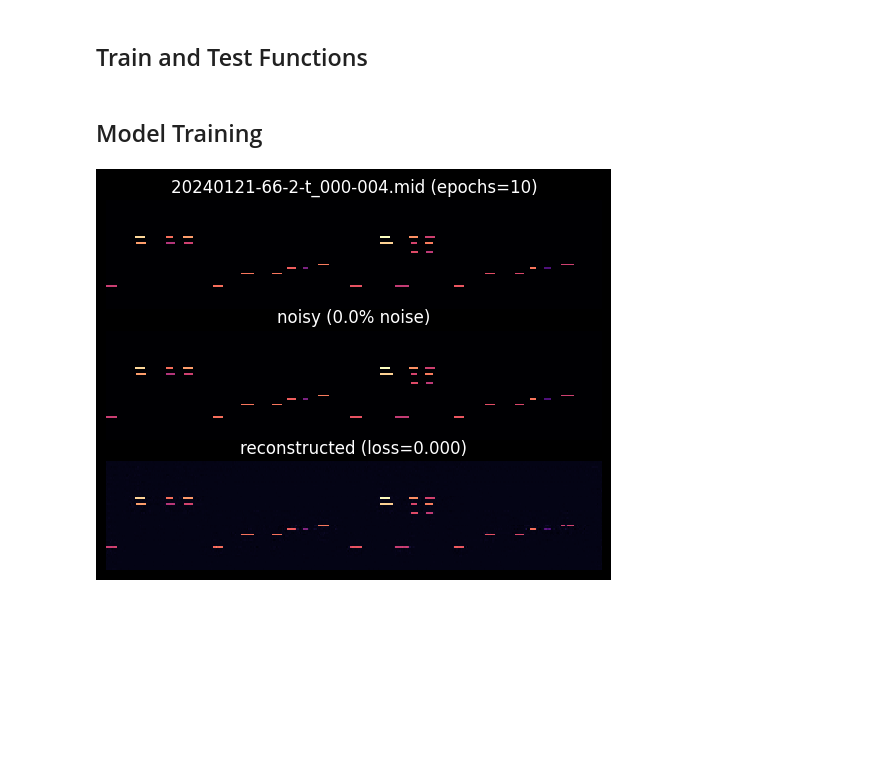
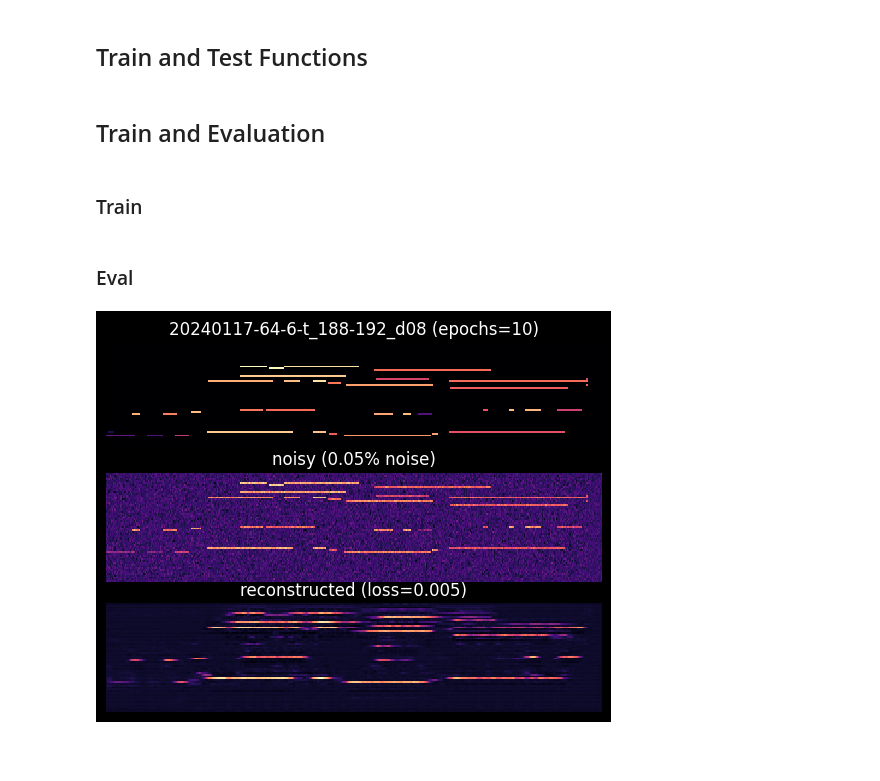
Before and after one commit to finlaymiller/autoencoder, a Jupyter notebook: autoencoder_clean.ipynb, the cells around one changed output. Drawn from its saved outputs; the diff is of its cells as text; code cells hidden in the pictures; blank space fills up the shorter version.

Commit message:
data augmentation is working

```diff
--- a/autoencoder_clean.ipynb
+++ b/autoencoder_clean.ipynb
@@ -190,19 +242,3 @@ torch.Size([32, 1, 60, 412])
-# %%
-def plot_images(images, titles, set_axis="off"):
-    num_images = len(images)
-    for num_plot in range(num_images):
-        plt.subplot(num_images, 1, num_plot + 1)
-        plt.imshow(
-            np.squeeze(images[num_plot]),
-            aspect="auto",
-            origin="lower",
-            cmap="magma",
-            interpolation="nearest",
-        )
-        plt.title(titles[num_plot])
-        plt.axis(set_axis)
-
-    plt.show()
 # %% [markdown]
 ## Autoencoder Setup
 # %% [markdown]
@@ -294,14 +330,13 @@ def train(net, trainLoader, num_epochs=NUM_EPOCHS, logging=True):
         writer = SummaryWriter(
             f"runs/{datetime.now().strftime('%y-%m-%d_%H%M%S')}_reset"
         )
-    for epoch in trange(num_epochs):
+    for epoch in trange(num_epochs, desc="Total"):
         running_loss = 0.0
         with tqdm(trainLoader, unit="batch") as tepoch:
-            for i, data in enumerate(tepoch):
+            for i, (name, image) in enumerate(tepoch):
                 tepoch.set_description(f"Epoch {epoch+1:02d}")
-                name, img = data
                 # add noise to the image data
-                img_noisy = img + NOISE_FACTOR * torch.randn(img.shape)
+                img_noisy = image + NOISE_FACTOR * torch.randn(image.shape)
                 # clip to make the values fall between 0 and 1
                 img_noisy = np.clip(img_noisy, 0.0, 1.0)
                 img_noisy = img_noisy.to(device)
@@ -334,36 +369,38 @@ def train(net, trainLoader, num_epochs=NUM_EPOCHS, logging=True):
     return train_loss
 # %%
 def test_image_reconstruction(net, loader, loss):
-    for batch in loader:
-        name, img = batch
-
-        img_noisy = img + NOISE_FACTOR * torch.randn(img.shape)
-        img_noisy = np.clip(img_noisy, 0.0, 1.0)
+    for names, data in loader:
+        img_noisy = data + NOISE_FACTOR * torch.randn(data.shape)
+        # img_noisy = np.clip(img_noisy, 0.0, 1.0)
         img_noisy = img_noisy.to(device)
 
         outputs = net(img_noisy)
+        og_filename = names[0][: names[0].rfind("_")] + ".mid"
 
         images = [
-            inputset.format_image(input_dataset[name[0]]),
+            format_image(clean_dataset[og_filename]),
             img_noisy[0].cpu().data,
             outputs[0].cpu().data,
         ]
         titles = [
-            f"{name[0]} (epochs={NUM_EPOCHS})",
+            f"{names[0]} (epochs={NUM_EPOCHS})",
             f"noisy ({NOISE_FACTOR}% noise)",
-            f"reconstructed (loss={loss[-1]:.03f})",
+            f"reconstructed (loss={loss:.03f})",
         ]
 
         plot_images(images, titles)
         break
-# %% [markdown]
-## Model Training
+# %% [markdown]
+## Train and Evaluation
+# %% [markdown]
+### Train
 # %%
-# train_loss = train(model, trainLoader, NUM_EPOCHS)
-train_loss = train(model, overfitLoader, NUM_EPOCHS)
+train_loss = train(model, trainLoader, NUM_EPOCHS)
+# %% [markdown]
+### Eval
 # %%
-test_image_reconstruction(model, overfitLoader, train_loss)
+test_image_reconstruction(model, trainLoader, train_loss[-1])
 # %% [output]
-[figure, old version]
+[figure, new version]
 # %% [markdown]
 ###
```
Also changed, not shown: parts of 13 cells of this notebook, 1 other file.
